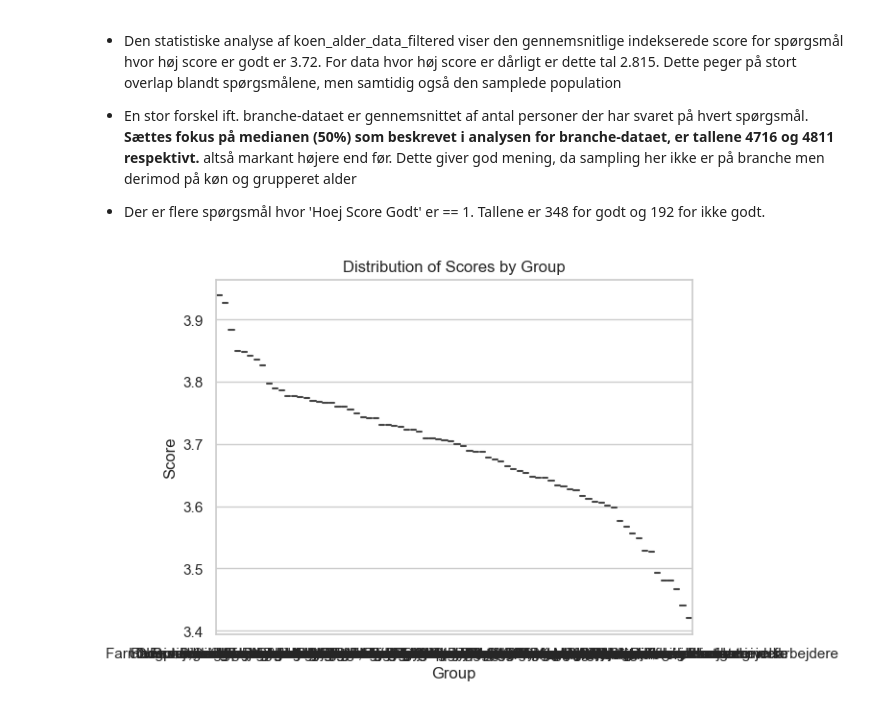
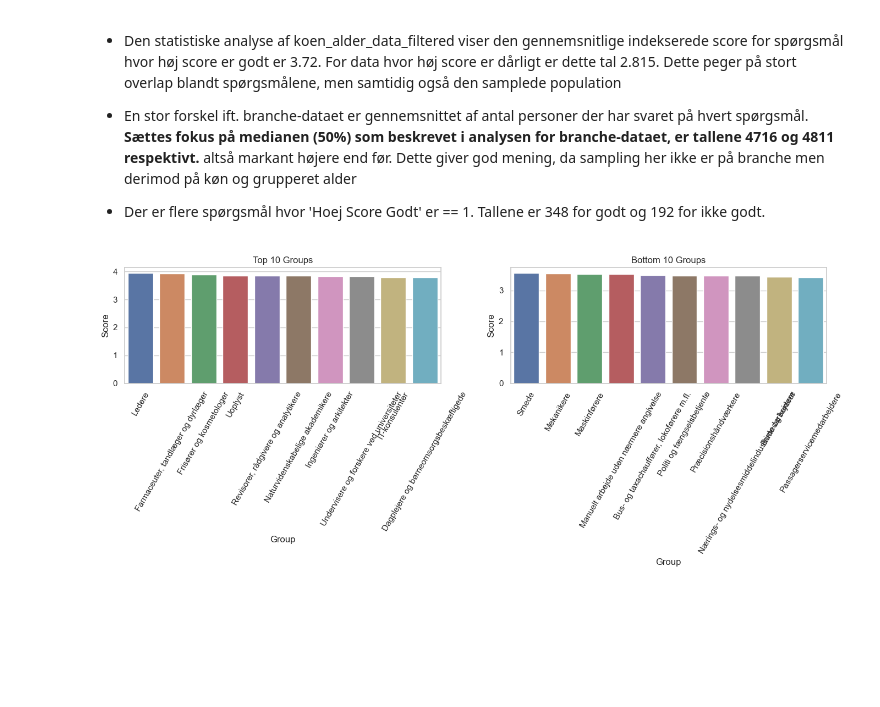
Before and after one commit to albertbanke/Case, a Jupyter notebook: analyse/analyse.ipynb, the cells around one changed output. Cells and saved outputs as stored; diff of their text form; code cells hidden in the pictures; blank space fills up the shorter version.

```diff
--- a/analyse/analyse.ipynb
+++ b/analyse/analyse.ipynb
@@ -520,42 +520,35 @@ koen_alder_data_filtered[koen_alder_data_filtered['Hoej Score Godt'] == 0].descr
 
 * Der er flere spørgsmål hvor 'Hoej Score Godt' er == 1. Tallene er 348 for godt og 192 for ikke godt.
 # %%
-
+import seaborn as sns
+import matplotlib.pyplot as plt
 
 # Filter the data frame to only include rows where 'Hoej Score Godt' is equal to 1
 branche_data_filtered_hoej_t = branche_data_filtered[branche_data_filtered['Hoej Score Godt'] == 1]
 
-# Group the data by the 'Group' column
-grouped_data = branche_data_filtered_hoej_t.groupby(['Group'])['Score'].mean()
-
-# Reset the index so that the grouped data is in a dataframe
-grouped_data = grouped_data.reset_index()
+# Group the data by the 'Group' column and calculate the mean score
+grouped_data = branche_data_filtered_hoej_t.groupby(['Group'], as_index=False).mean()
 
 # Sort the data by the mean 'Score' in descending order
-grouped_data = grouped_data.sort_values(by='Score', ascending=False)
+grouped_data.sort_values(by='Score', ascending=False, inplace=True)
 
-# Filter the top 10 groups
+# Filter the top 10 and bottom 10 groups
 top_10_groups = grouped_data.head(10)
-
-# Filter the bottom 10 groups
 bottom_10_groups = grouped_data.tail(10)
 
-# Create a bar plot using Seaborn
-sns.barplot(x='Group', y='Score', data=top_10_groups, color='blue')
+fig, ax = plt.subplots(1, 2, figsize=(14, 6))
 
-# Add labels and title to the plot
-plt.xlabel('Group')
-plt.ylabel('Mean Score')
-plt.title('Top 10 Groups with the Highest Mean Score')
+# Plot the top 10 groups
+sns.barplot(x='Group', y='Score', data=top_10_groups, ax=ax[0])
+ax[0].set_title('Top 10 Groups')
+ax[0].set_xticklabels(ax[0].get_xticklabels(), rotation=60)
 
-# Show the plot
+# Plot the bottom 10 groups
+sns.barplot(x='Group', y='Score', data=bottom_10_groups, ax=ax[1])
+ax[1].set_title('Bottom 10 Groups')
+ax[1].set_xticklabels(ax[1].get_xticklabels(), rotation=60)
+
+plt.tight_layout()
 plt.show()
-
-# Repeat the same process for the bottom 10 groups
-sns.barplot(x='Group', y='Score', data=bottom_10_groups, color='red')
-plt.xlabel('Group')
-plt.ylabel('Mean Score')
-plt.title('Bottom 10 Groups with the Lowest Mean Score')
-plt.show()
 # %% [output]
-[figure, old version]
+[figure, new version]
```
